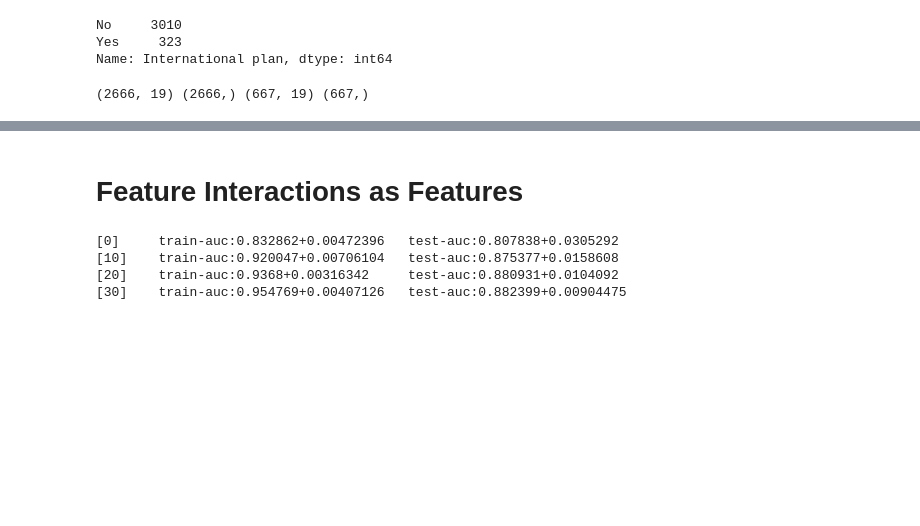
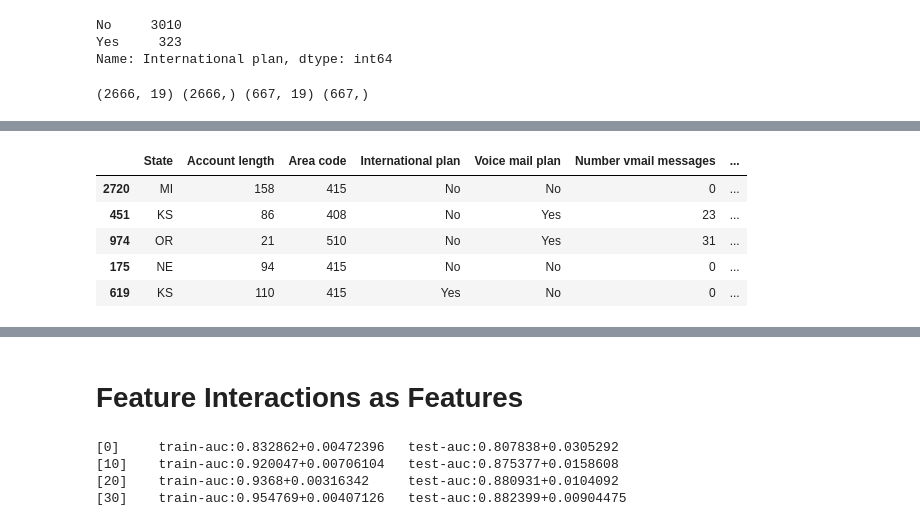
Before and after one commit to vitaliyradchenko/projector_course, a Jupyter notebook: lectures/Advanced features.ipynb, the cells around one changed output, grey strips where cells are left out. Drawn from its saved outputs; the diff is of its cells as text; code cells hidden in the pictures; blank space fills up the shorter version.

```diff
--- a/lectures/Advanced features.ipynb
+++ b/lectures/Advanced features.ipynb
@@ -177,0 +196,9 @@ Wall time: 219 ms
+# %%
+test.head()
+# %% [output]
+|  | State | Account length | Area code | International plan | Voice mail plan | Number vmail messages | ... |
+| 2720 | MI | 158 | 415 | No | No | 0 | ... |
+| 451 | KS | 86 | 408 | No | Yes | 23 | ... |
+| 974 | OR | 21 | 510 | No | Yes | 31 | ... |
+| 175 | NE | 94 | 415 | No | No | 0 | ... |
+| 619 | KS | 110 | 415 | Yes | No | 0 | ... |
```
Also changed, not shown: parts of 21 cells of this notebook.
